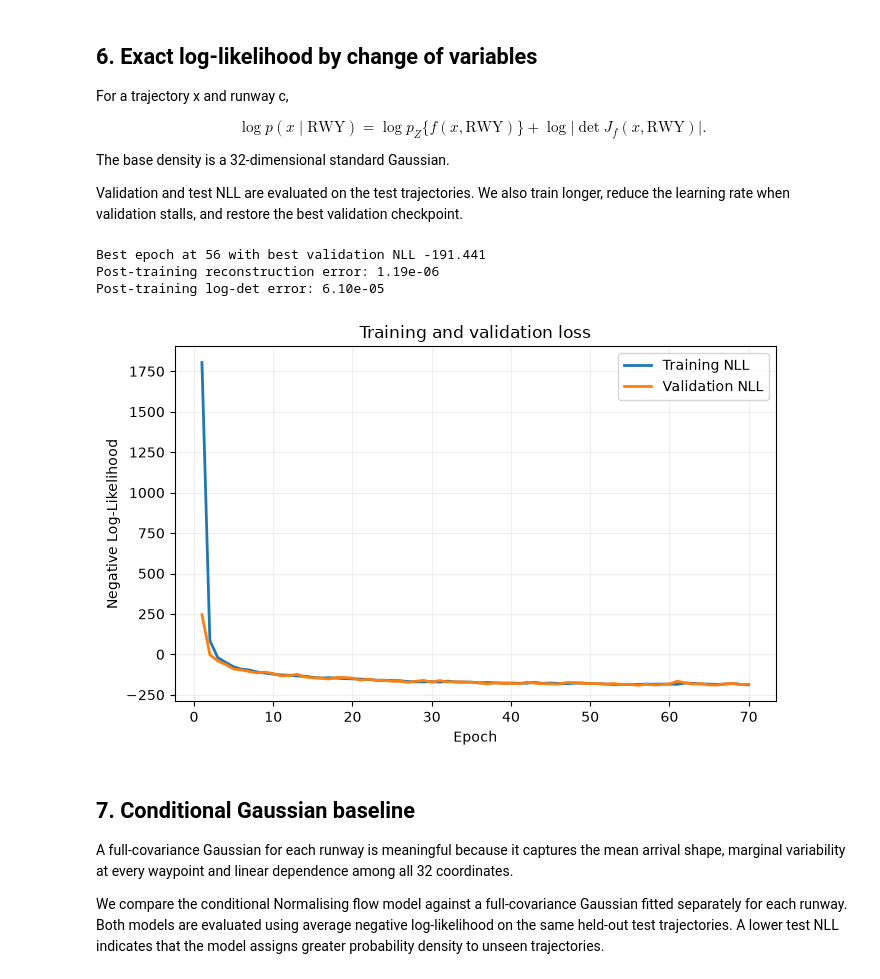
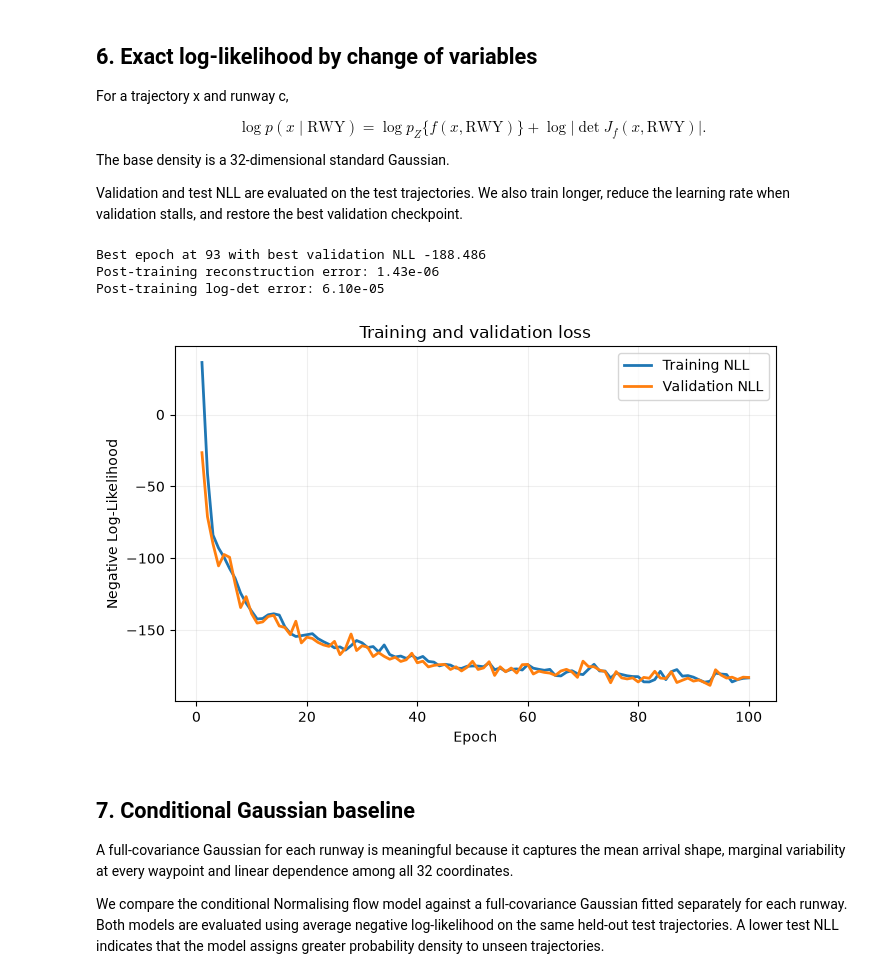
Before and after one commit to gamex-network/gamex_summer_school, a Jupyter notebook: 02_gamex_normalising_flows.ipynb, the cells around one changed output. Drawn from its saved outputs; the diff is of its cells as text; code cells hidden in the pictures.

```diff
--- a/02_gamex_normalising_flows.ipynb
+++ b/02_gamex_normalising_flows.ipynb
@@ -18,8 +18,8 @@ random.seed(SEED)
 np.random.seed(SEED)
 torch.manual_seed(SEED)
 
-# device = torch.device("cuda" if torch.cuda.is_available() else "cpu")
-device = torch.device("cpu")  # force CPU for reproducibility
+device = torch.device("cuda" if torch.cuda.is_available() else "cpu")
+# device = torch.device("cpu")  # force CPU for reproducibility
 
 print("PyTorch:", torch.__version__)
 print("Device:", device)
@@ -320,11 +320,12 @@ def standardise(x):
 def unstandardise(x):
     return x * train_std + train_mean
 
+#Standardise as the base distribution for normalising flow is standard Gaussian
 x_train = standardise(x_train_raw)
 x_val = standardise(x_val_raw)
 x_test = standardise(x_test_raw)
 
-BATCH_SIZE = 256
+BATCH_SIZE = 128
 
 train_loader = DataLoader(TensorDataset(x_train, c_train), batch_size=BATCH_SIZE, shuffle=True)
 val_loader = DataLoader(TensorDataset(x_val, c_val), batch_size=BATCH_SIZE, shuffle=False)
@@ -483,7 +482,7 @@ class EdinburghArrivalRealNVP(nn.Module):
     def __init__(
         self,
         dimension=DIMENSION,
-        n_layers=10,
+        n_layers=8,
         hidden_dim=64,
         condition_dim=2,
         scale_limit=1.2,
@@ -498,7 +497,7 @@ class EdinburghArrivalRealNVP(nn.Module):
             "scale_limit": scale_limit,
             "shift_limit": shift_limit,
         }
-        masks = make_balanced_masks(dimension,n_layers)
+        masks = make_balanced_masks(dimension,n_layers) #Generate mask for all 8 layers
 
         self.layers = nn.ModuleList([
             ConditionalAffineCoupling(
@@ -512,7 +511,7 @@ class EdinburghArrivalRealNVP(nn.Module):
             for mask in masks
         ])
 
-    def forward(self, x, condition):
+    def forward(self, x, condition): #Applying to all coupling layers
         z = x
         total_logdet = torch.zeros(len(x), device=x.device)
 
@@ -522,7 +521,7 @@ class EdinburghArrivalRealNVP(nn.Module):
 
         return z, total_logdet
 
-    def inverse(self, z, condition):
+    def inverse(self, z, condition): #Applying to all coupling layers
         x = z
         total_inverse_logdet = torch.zeros(len(z), device=z.device)
 
@@ -547,7 +546,7 @@ def flow_nll(model, x, condition):
 
 
 flow = EdinburghArrivalRealNVP().to(device)
-probe_x = torch.randn(128, DIMENSION, device=device)
+probe_x = torch.randn(128, DIMENSION, device=device) #sanity check
 probe_c = torch.randint(0, 2, (128,), device=device)
 
 with torch.inference_mode():
@@ -587,7 +586,7 @@ def evaluate_flow_nll(model, loader):
         for x, condition in loader:
             x = x.to(device)
             condition = condition.to(device)
-            log_prob = flow_log_prob(model, x, condition)
+            log_prob = flow_log_prob(model, x, condition) #evaluate the trajectory log probability
 
             total += (-log_prob).sum().item()
             count += len(x)
@@ -607,7 +606,7 @@ optimizer = torch.optim.AdamW(
 #     min_lr=5e-5,
 # )
 
-N_EPOCHS = 70
+N_EPOCHS = 100
 
 history = {
     "train_nll": [],
@@ -625,7 +624,7 @@ for epoch in range(1, N_EPOCHS + 1):
     total = 0.0
     count = 0
 
-    for x, condition in train_loader:
+    for x, condition in train_loader: #looping over mini batches
         x = x.to(device)
         condition = condition.to(device)
 
@@ -647,7 +646,7 @@ for epoch in range(1, N_EPOCHS + 1):
     history["train_nll"].append(train_nll)
     history["val_nll"].append(val_nll)
 
-    if val_nll < best_val_nll:
+    if val_nll < best_val_nll: #detect best validation model
         best_val_nll = val_nll
         best_epoch = epoch
 
@@ -677,36 +676,36 @@ for epoch in range(1, N_EPOCHS + 1):
     ax.set_title("Training and validation loss")
     ax.legend()
     ax.grid(alpha=0.2)
     fig.tight_layout()
     clear_output(wait=True)
     display(fig)
 
     print(
         f"Epoch {epoch:02d}/{N_EPOCHS} | "
         f"train loss {train_nll:.3f} | "
         f"val loss {val_nll:.3f}"
     )
 clear_output(wait=True)
 flow.load_state_dict(best_state)
 print(f"Best epoch at {best_epoch}", f"with best validation NLL {best_val_nll:.3f}")
 
 x_probe = x_test[:128].to(device)
 c_probe = c_test[:128].to(device)
 
 with torch.inference_mode():
     z_probe, ld = flow(x_probe, c_probe)
     x_back, ild = flow.inverse(z_probe, c_probe)
 
 post_roundtrip = (x_probe - x_back).abs().max().item()
 post_logdet = (ld + ild).abs().max().item()
 
 print("Post-training reconstruction error:", f"{post_roundtrip:.2e}")
 print("Post-training log-det error:", f"{post_logdet:.2e}")
 # %% [output]
-Best epoch at 56 with best validation NLL -191.441
-Post-training reconstruction error: 1.19e-06
+Best epoch at 93 with best validation NLL -188.486
+Post-training reconstruction error: 1.43e-06
 Post-training log-det error: 6.10e-05
-[figure, old version]
+[figure, new version]
 # %% [markdown]
 ## 7. Conditional Gaussian baseline
 
```
Also changed, not shown: parts of 9 cells of this notebook, 2 other files.
